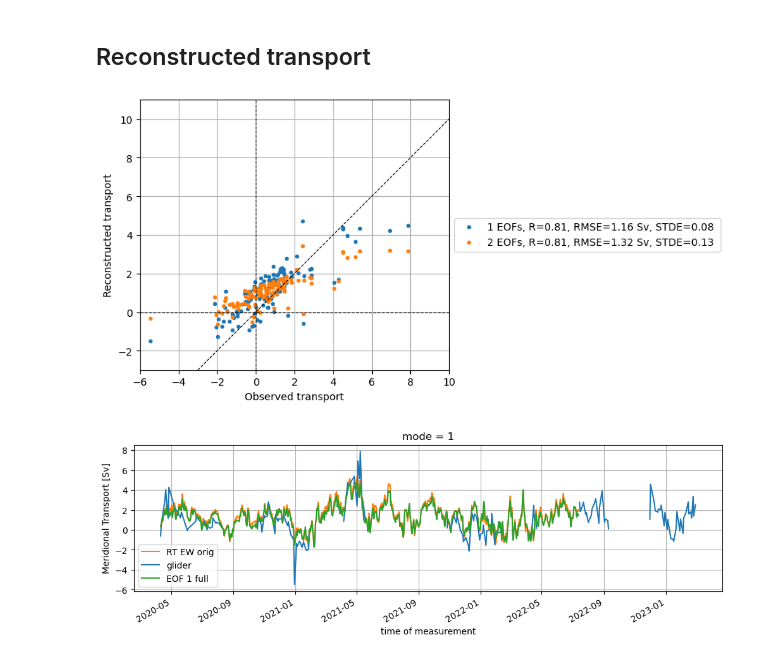
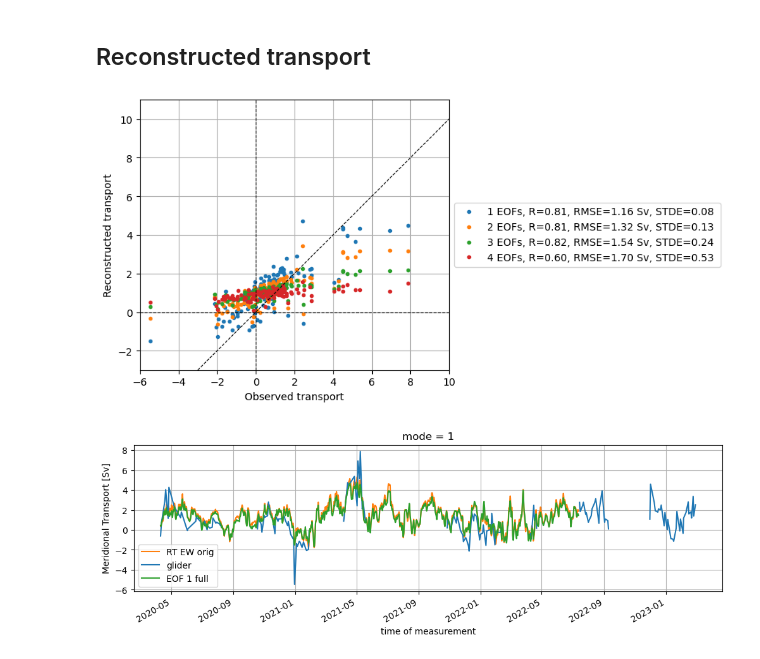
Before and after one commit to ScotMarPhys/Rockall_Trough_Transports, a Jupyter notebook: notebooks/1.0_Rockall_Trough_glider_EW_EOF_2020_2023.ipynb, the cells around one changed output. Cells and saved outputs as stored; diff of their text form; code cells hidden in the pictures.

```diff
--- a/notebooks/1.0_Rockall_Trough_glider_EW_EOF_2020_2023.ipynb
+++ b/notebooks/1.0_Rockall_Trough_glider_EW_EOF_2020_2023.ipynb
@@ -595,7 +408,7 @@ Recreate glider section using glider obs at point of ERTEB1 and RTADCP for some
 # %%
 # Create y from glider data for linear regression (X'X*alpha=X'y)
 #get mean glider section at mooring positions
-glider_locs = ds_glider.vcur.sel(lon=[lon_RTEB,lon_RTADCP],method='nearest')
+glider_locs = ds_glider.vcur.sel(lon=[RT_loc.lon_RTEB,RT_loc.lon_RTADCP],method='nearest')
 glider_locs['depth']=np.abs(glider_locs.depth)
 
 # Remove glider sections temporal mean from X
@@ -603,7 +416,7 @@ ds_y= (glider_locs - glider_locs.mean('time')).compute()
 
 # get EOF components at mooring positions as X for linear regression (X'X*alpha=X'y)
 # initial X matrix (mode,lon,depth)
-ds_X = glider_EOF.components().sel(lon=[lon_RTEB,lon_RTADCP],method='nearest').compute()
+ds_X = glider_EOF.components().sel(lon=[RT_loc.lon_RTEB,RT_loc.lon_RTADCP],method='nearest').compute()
 
 # get alpha & reconstruct velocity fields
-v_rec_glider_moor = rec_v_sec(ds_X,ds_y)
+v_rec_glider_moor = rt_eof.rec_v_sec(ds_X,ds_y,glider_EOF,ds_glider.vcur)
@@ -617,3 +423,3 @@ def calc_transport(da_v):
 # %%
-ds_glider['Q']=calc_transport(ds_glider.vcur)
-ds_glider['Q_rec']=calc_transport(v_rec_glider_moor)
+ds_glider['Q']=rt_eof.calc_transport(ds_glider.vcur)
+ds_glider['Q_rec']=rt_eof.calc_transport(v_rec_glider_moor)
@@ -645,15 +433,15 @@ plot_error(ds_glider.Q,ds_glider.Q_rec,2,axs)
 # %%
 # Create y from moored velocity data for linear regression (X'X*alpha=X'y)
 #get mean glider section at mooring positions
-glider_locs = ds_glider.vcur.sel(lon=[lon_RTEB,lon_RTADCP],method='nearest').mean('time').compute()
+glider_locs = ds_glider.vcur.sel(lon=[RT_loc.lon_RTEB,RT_loc.lon_RTADCP],method='nearest').mean('time').compute()
 glider_locs['depth']=np.abs(glider_locs.depth)
 
 # Get RTEB1 meridional velocity
 v_RTEB1=(ds_RT.V_EAST/1e2).interp(depth=('depth',glider_locs.depth.data)).rename({'TIME':'time'}).drop('PRES')
 
 # Get Glorys data at ADCP station and apply corretions
-v_GLO_RTADCP = ds_GLORYS.vo.interp(longitude=glider_locs.lon.sel(lon=[lon_RTADCP],method='nearest').data,
-                    latitude=lat_RTADCP,
+v_GLO_RTADCP = ds_GLORYS.vo.interp(longitude=glider_locs.lon.sel(lon=[RT_loc.lon_RTADCP],method='nearest').data,
+                    latitude=RT_loc.lat_RTADCP,
                     time=('time',v_RTEB1.time.data),
                     depth=('depth',glider_locs.depth.data)) + corr_model
 
@@ -673,10 +461,10 @@ ds_y = (ds_y-glider_locs).compute()
 
 # get EOF components at mooring positions as X for linear regression (X'X*alpha=X'y)
 # initial X matrix (mode,lon,depth)
-ds_X = glider_EOF.components().sel(lon=[lon_RTEB,lon_RTADCP],method='nearest').compute()
+ds_X = glider_EOF.components().sel(lon=[RT_loc.lon_RTEB,RT_loc.lon_RTADCP],method='nearest').compute()
 
 # get alpha & reconstruct velocity fields
-v_rec = rec_v_sec(ds_X,ds_y)
+v_rec = rt_eof.rec_v_sec(ds_X,ds_y,glider_EOF,ds_glider.vcur)
 # %% [markdown]
 ## Mean section of glider, RT EW full and EOF-reconstructions
 - Glider - velocity from glider sections May 2020- Feb 2023
@@ -721,7 +509,7 @@ EOF mode 1 seems to best to recontruct velocity fields. No additional values gai
 # %% [markdown]
 ## Reconstructed transport
 # %%
-Q_rec = calc_transport(v_rec)
+Q_rec = rt_eof.calc_transport(v_rec)
 Q_moor = (ds_q_RT.q_EW.sum(['lon_EW','depth'])*1e-6)
-Q_glider_nan = calc_transport(ds_glider_nan.vcur)
+Q_glider_nan = rt_eof.calc_transport(ds_glider_nan.vcur)
 Q_glider_nan = Q_glider_nan.where(ds_glider_nan.vcur.isel(depth=0,lon=0).notnull())
@@ -779,9 +516,11 @@ def plot_seasonal_cycle_Q(Q_glider,Q_rec,Q_moor,ax=0,mode_no=1,mean=False):
 # %%
 fig,axs = plt.subplots(1,1)
-Q_EW_resampled=Q_EW_glider.interp_like(ds_glider.time)
-plot_error(ds_glider.Q.where(Q_EW_resampled.isel(mode=0).notnull(),drop=True),Q_EW_resampled.where(Q_EW_resampled.notnull(),drop=True),2,axs)
+Q_EW_resampled=Q_rec.interp_like(ds_glider.time)
+Q_EW_resampled=Q_EW_resampled.where(Q_EW_resampled.notnull(),drop=True)
+Q_obs = ds_glider.Q.where(Q_EW_resampled.isel(mode=0).notnull(),drop=True)
+rt_eof.plot_error(Q_obs,Q_EW_resampled,4,axs)
 # %% [output]
-[figure, old version]
+[figure, new version]
 # %%
 fig,axs = plt.subplots(1,1,figsize=[12,3])
 ax=axs
```
Also changed, not shown: parts of 29 cells of this notebook, 1 other file.
